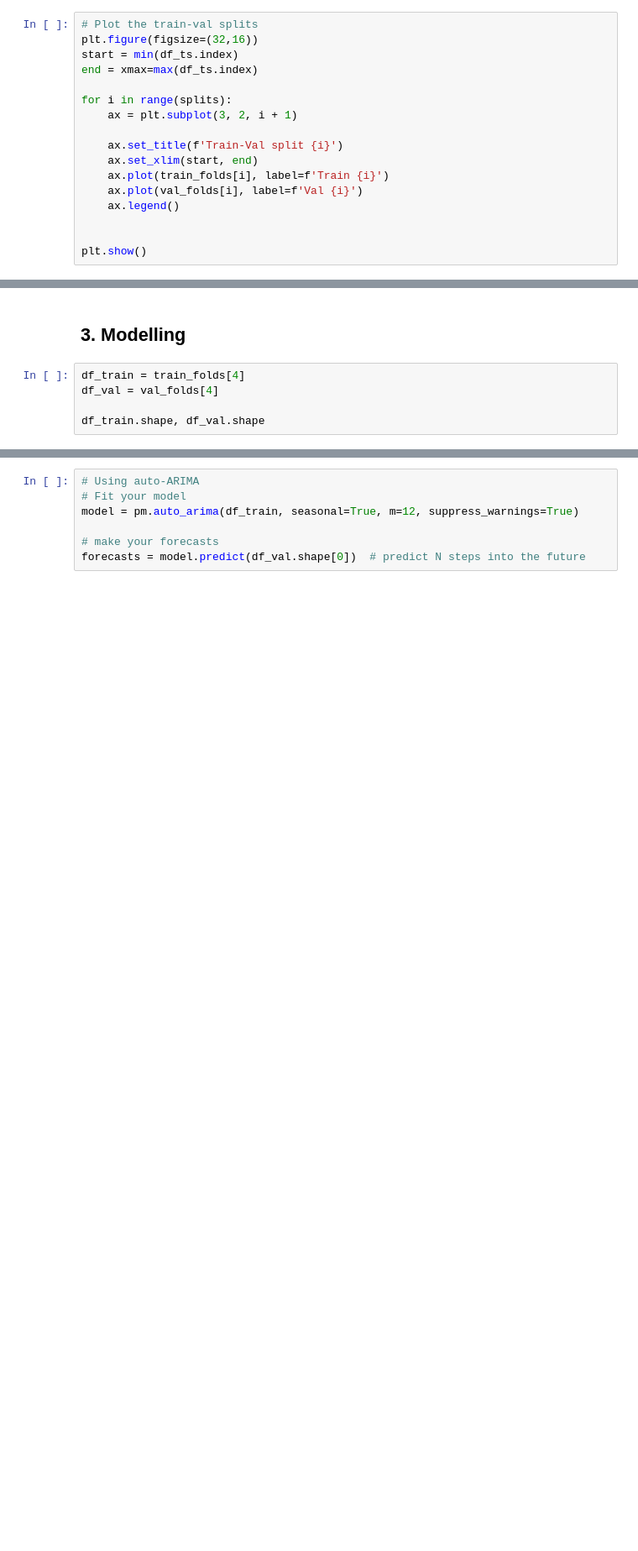
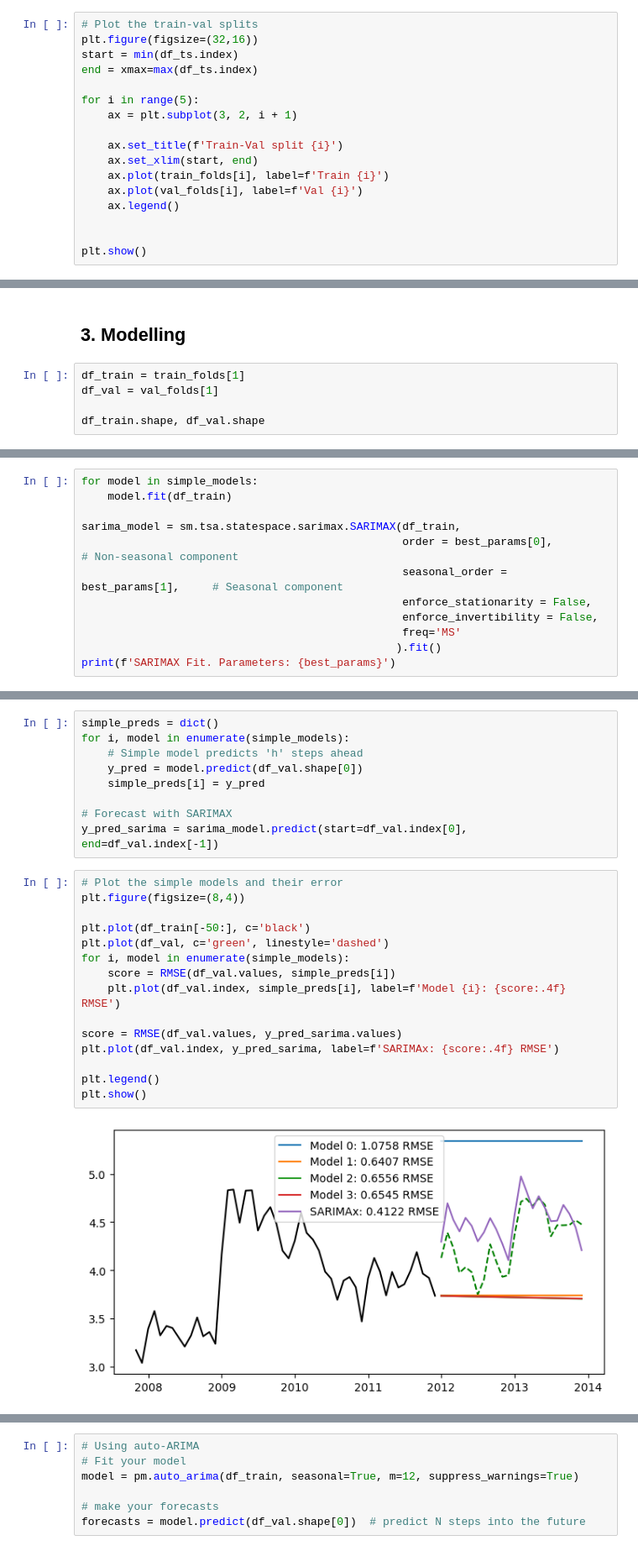
Before and after one commit to DamianChimes/QBUS6840-Predictive-Analytics, a Jupyter notebook: Exploratory Analysis.ipynb, the cells around one changed output, grey strips where cells are left out. Shown at 84% size. Saved outputs shown, nothing was run; the diff lists cells and outputs as text; blank space fills up the shorter version.

```diff
--- a/Exploratory Analysis.ipynb
+++ b/Exploratory Analysis.ipynb
@@ -279,7 +281,7 @@ plt.figure(figsize=(32,16))
 start = min(df_ts.index)
 end = xmax=max(df_ts.index)
 
-for i in range(splits):
+for i in range(5):
     ax = plt.subplot(3, 2, i + 1)
 
     ax.set_title(f'Train-Val split {i}')
@@ -295,8 +297,8 @@ plt.show()
 # %% [markdown]
 ## 3. Modelling
 # %%
-df_train = train_folds[4]
-df_val = val_folds[4]
+df_train = train_folds[1]
+df_val = val_folds[1]
 
 df_train.shape, df_val.shape
 # %% [output]
@@ -303,0 +316,12 @@ df_train.shape, df_val.shape
+# %%
+for model in simple_models:
+    model.fit(df_train)
+
+sarima_model = sm.tsa.statespace.sarimax.SARIMAX(df_train,
+                                                 order = best_params[0],                 # Non-seasonal component
+                                                 seasonal_order = best_params[1],     # Seasonal component
+                                                 enforce_stationarity = False,
+                                                 enforce_invertibility = False,
+                                                 freq='MS'
+                                                ).fit()
+print(f'SARIMAX Fit. Parameters: {best_params}')
@@ -303,0 +334,26 @@ df_train.shape, df_val.shape
+# %%
+simple_preds = dict()
+for i, model in enumerate(simple_models):
+    # Simple model predicts 'h' steps ahead
+    y_pred = model.predict(df_val.shape[0])
+    simple_preds[i] = y_pred
+
+# Forecast with SARIMAX
+y_pred_sarima = sarima_model.predict(start=df_val.index[0], end=df_val.index[-1])
+# %%
+# Plot the simple models and their error
+plt.figure(figsize=(8,4))
+
+plt.plot(df_train[-50:], c='black')
+plt.plot(df_val, c='green', linestyle='dashed')
+for i, model in enumerate(simple_models):
+    score = RMSE(df_val.values, simple_preds[i])
+    plt.plot(df_val.index, simple_preds[i], label=f'Model {i}: {score:.4f} RMSE')
+
+score = RMSE(df_val.values, y_pred_sarima.values)
+plt.plot(df_val.index, y_pred_sarima, label=f'SARIMAx: {score:.4f} RMSE')
+
+plt.legend()
+plt.show()
+# %% [output]
+[figure, added]
```
Also changed, not shown: parts of 9 cells of this notebook, 1 other file.
